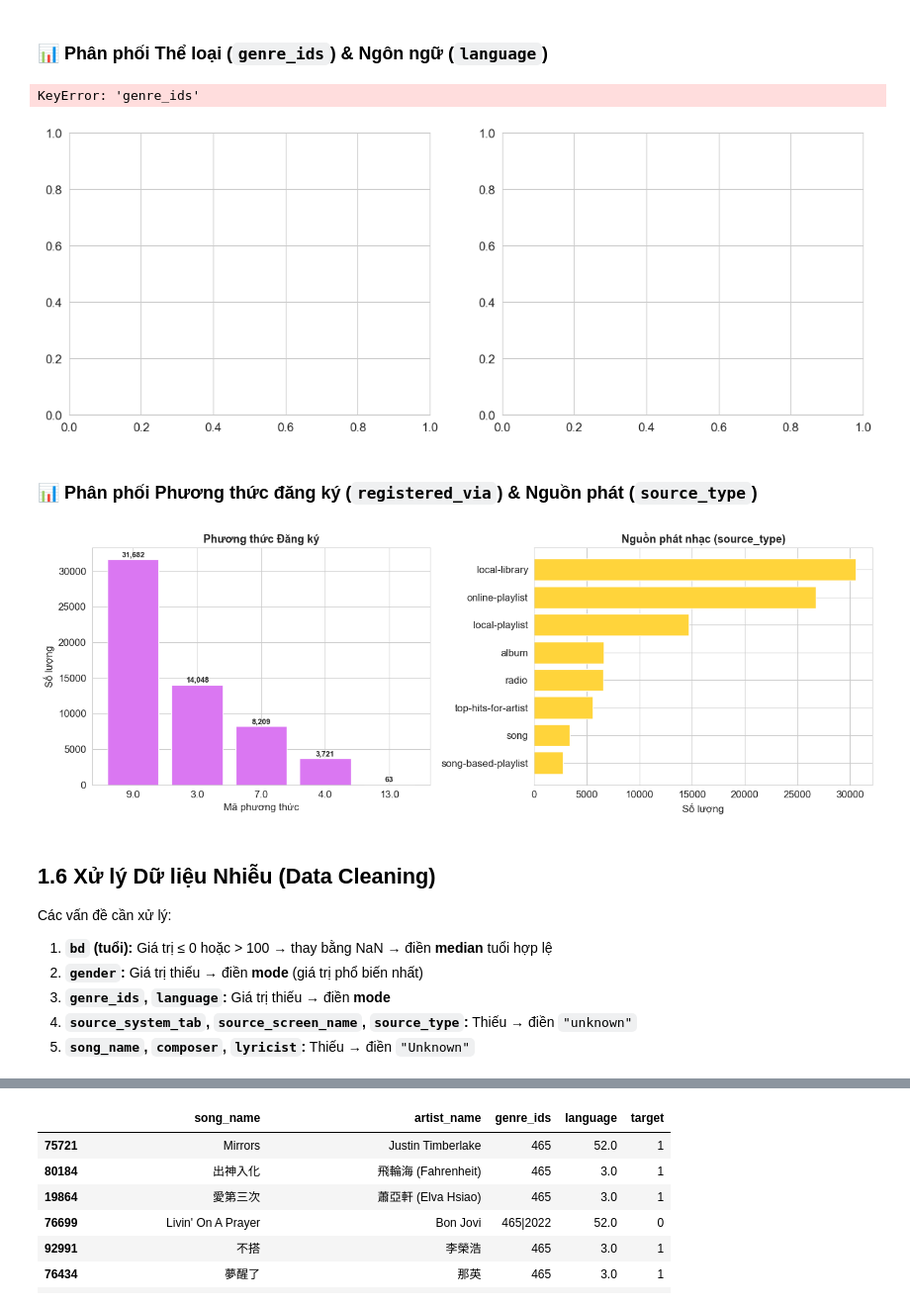
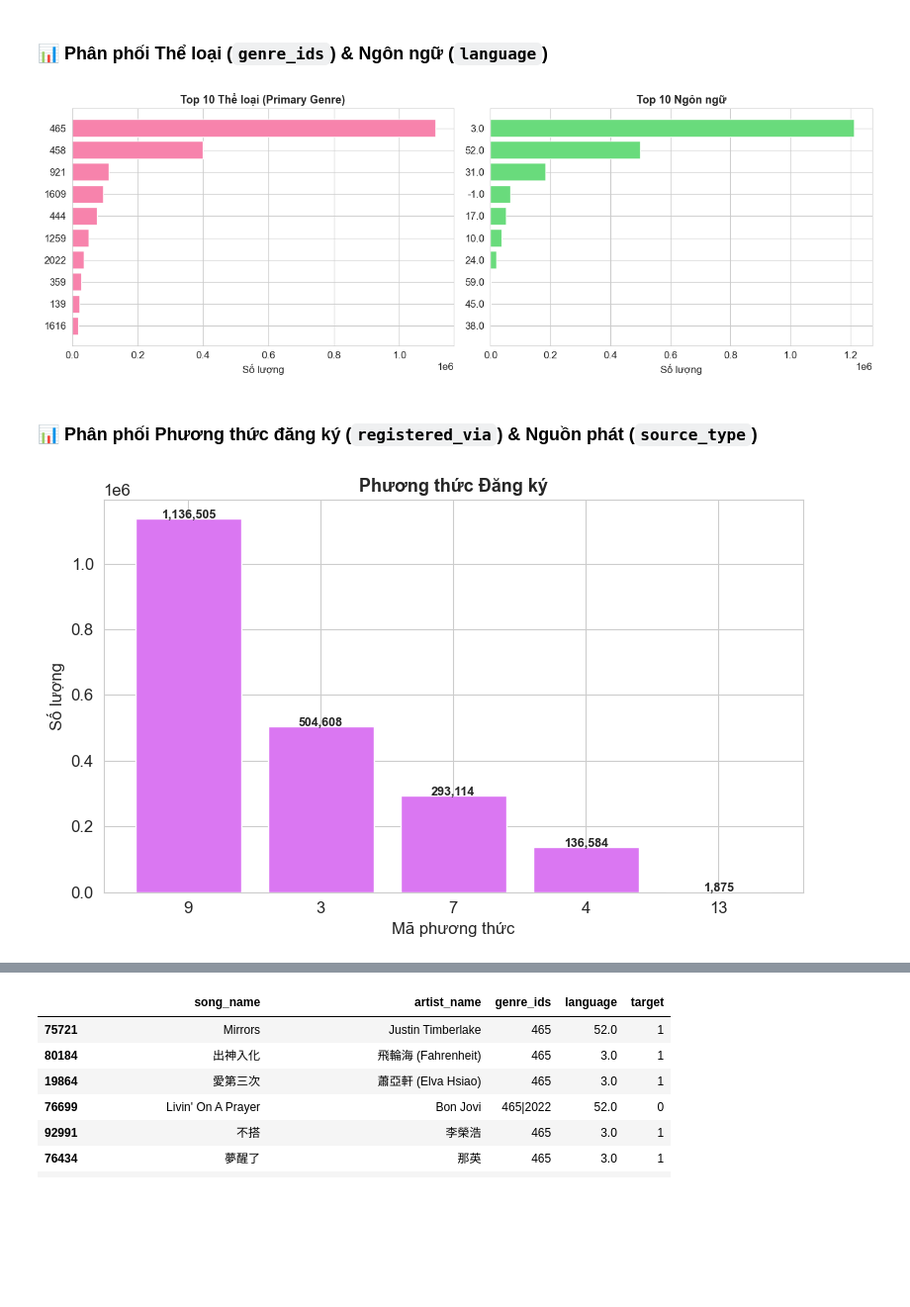
Before and after one commit to vuhuq25133/CDHTTT, a Jupyter notebook: 01_Data_Preparation.ipynb, the cells around one changed output, grey strips where cells are left out. Shown at 99% size. Saved outputs shown, nothing was run; the diff lists cells and outputs as text; code cells hidden in the pictures; blank space fills up the shorter version.

```diff
--- a/01_Data_Preparation.ipynb
+++ b/01_Data_Preparation.ipynb
@@ -35,10 +35,10 @@ print('✅ Import thư viện thành công!')
 # %%
 DATA_PATH = 'kkbox_dataset/'
-
+FILTER_PATH = 'dataset_filter/'
 # Load 4 file CSV
-train = pd.read_csv(DATA_PATH + 'train_filtered.csv')
-members = pd.read_csv(DATA_PATH + 'members_filtered.csv')
-songs = pd.read_csv(DATA_PATH + 'songs_filtered.csv')
+train = pd.read_csv(FILTER_PATH + 'train_filtered.csv')
+members = pd.read_csv(FILTER_PATH + 'members_filtered.csv')
+songs = pd.read_csv(FILTER_PATH + 'songs_filtered.csv')
 extra_info = pd.read_csv(DATA_PATH + 'song_extra_info.csv')
 
 print('📁 Kích thước các bảng dữ liệu:')
@@ -169,7 +169,7 @@ Bảng `train.csv` có hơn **7 triệu dòng**, quá lớn để xử lý nhanh
 
 → Lấy ngẫu nhiên **100,000 dòng** (random_state=42 để tái tạo kết quả).
 # %%
-SAMPLE_SIZE = 3000000
+SAMPLE_SIZE = 500000
 
 train_sample = train.sample(n=SAMPLE_SIZE, random_state=42)
 print(f'✅ Đã lấy mẫu: {train_sample.shape[0]:,} dòng từ {train.shape[0]:,} dòng')
@@ -394,59 +366,42 @@ Gender NULL: 0 dòng (0.0%)
 # %%
 fig, axes = plt.subplots(1, 2, figsize=(14, 5))
 
 # Genre - lấy genre đầu tiên (nhiều bài có multi-genre dạng '465|444')
-df['primary_genre'] = df['genre_ids'].astype(str).str.split('|').str[0]
+df['primary_genre'] = df['main_genre'].astype(str).str.split('|').str[0]
 genre_counts = df['primary_genre'].value_counts().head(10)
 axes[0].barh(genre_counts.index, genre_counts.values, color='#f783ac')
 axes[0].set_title('Top 10 Thể loại (Primary Genre)', fontsize=13, fontweight='bold')
 axes[0].set_xlabel('Số lượng')
 axes[0].invert_yaxis()
 
 # Language
 lang_counts = df['language'].value_counts().head(10)
 axes[1].barh(lang_counts.index.astype(str), lang_counts.values, color='#69db7c')
 axes[1].set_title('Top 10 Ngôn ngữ', fontsize=13, fontweight='bold')
 axes[1].set_xlabel('Số lượng')
 axes[1].invert_yaxis()
 
 plt.tight_layout()
 plt.savefig('processed_data/eda_genre_language.png', dpi=150, bbox_inches='tight')
 plt.show()
 # %% [output]
-KeyError: 'genre_ids'
-[figure, old version]
+[figure, new version]
 # %% [markdown]
 ### 📊 Phân phối Phương thức đăng ký (`registered_via`) & Nguồn phát (`source_type`)
 # %%
-fig, axes = plt.subplots(1, 2, figsize=(14, 5))
+fig, ax = plt.subplots(figsize=(8, 5))
 
 # Registered via
 reg_counts = df['registered_via'].value_counts()
-axes[0].bar(reg_counts.index.astype(str), reg_counts.values, color='#da77f2')
-axes[0].set_title('Phương thức Đăng ký', fontsize=13, fontweight='bold')
-axes[0].set_xlabel('Mã phương thức')
-axes[0].set_ylabel('Số lượng')
+ax.bar(reg_counts.index.astype(str), reg_counts.values, color='#da77f2')
+ax.set_title('Phương thức Đăng ký', fontsize=13, fontweight='bold')
+ax.set_xlabel('Mã phương thức')
+ax.set_ylabel('Số lượng')
 for i, (idx, v) in enumerate(zip(reg_counts.index, reg_counts.values)):
-    axes[0].text(i, v + 300, f'{v:,}', ha='center', fontweight='bold', fontsize=9)
-
-# Source type
-src_counts = df['source_type'].value_counts().head(8)
-axes[1].barh(src_counts.index.astype(str), src_counts.values, color='#ffd43b')
-axes[1].set_title('Nguồn phát nhạc (source_type)', fontsize=13, fontweight='bold')
-axes[1].set_xlabel('Số lượng')
-axes[1].invert_yaxis()
+    ax.text(i, v + 300, f'{v:,}', ha='center', fontweight='bold', fontsize=9)
 
 plt.tight_layout()
 plt.savefig('processed_data/eda_regvia_source.png', dpi=150, bbox_inches='tight')
 plt.show()
 # %% [output]
-[figure, old version]
+[figure, new version]
-# %% [markdown]
-## 1.6 Xử lý Dữ liệu Nhiễu (Data Cleaning)
-
-Các vấn đề cần xử lý:
-1. **`bd` (tuổi):** Giá trị ≤ 0 hoặc > 100 → thay bằng NaN → điền **median** tuổi hợp lệ
-2. **`gender`:** Giá trị thiếu → điền **mode** (giá trị phổ biến nhất)
-3. **`genre_ids`, `language`:** Giá trị thiếu → điền **mode**
-4. **`source_system_tab`, `source_screen_name`, `source_type`:** Thiếu → điền `"unknown"`
-5. **`song_name`, `composer`, `lyricist`:** Thiếu → điền `"Unknown"`
```
Also changed, not shown: parts of 11 cells of this notebook, 17 other files.
